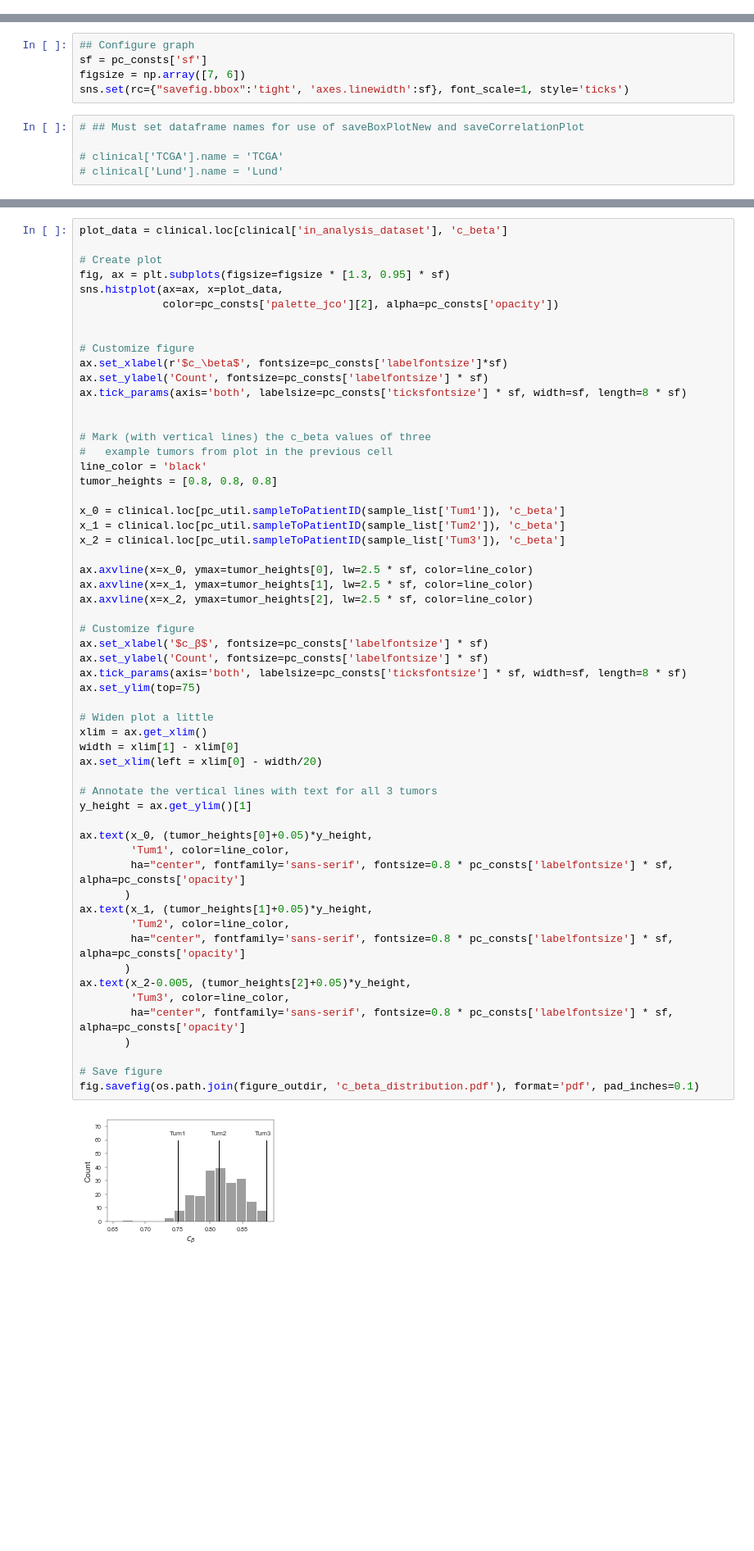
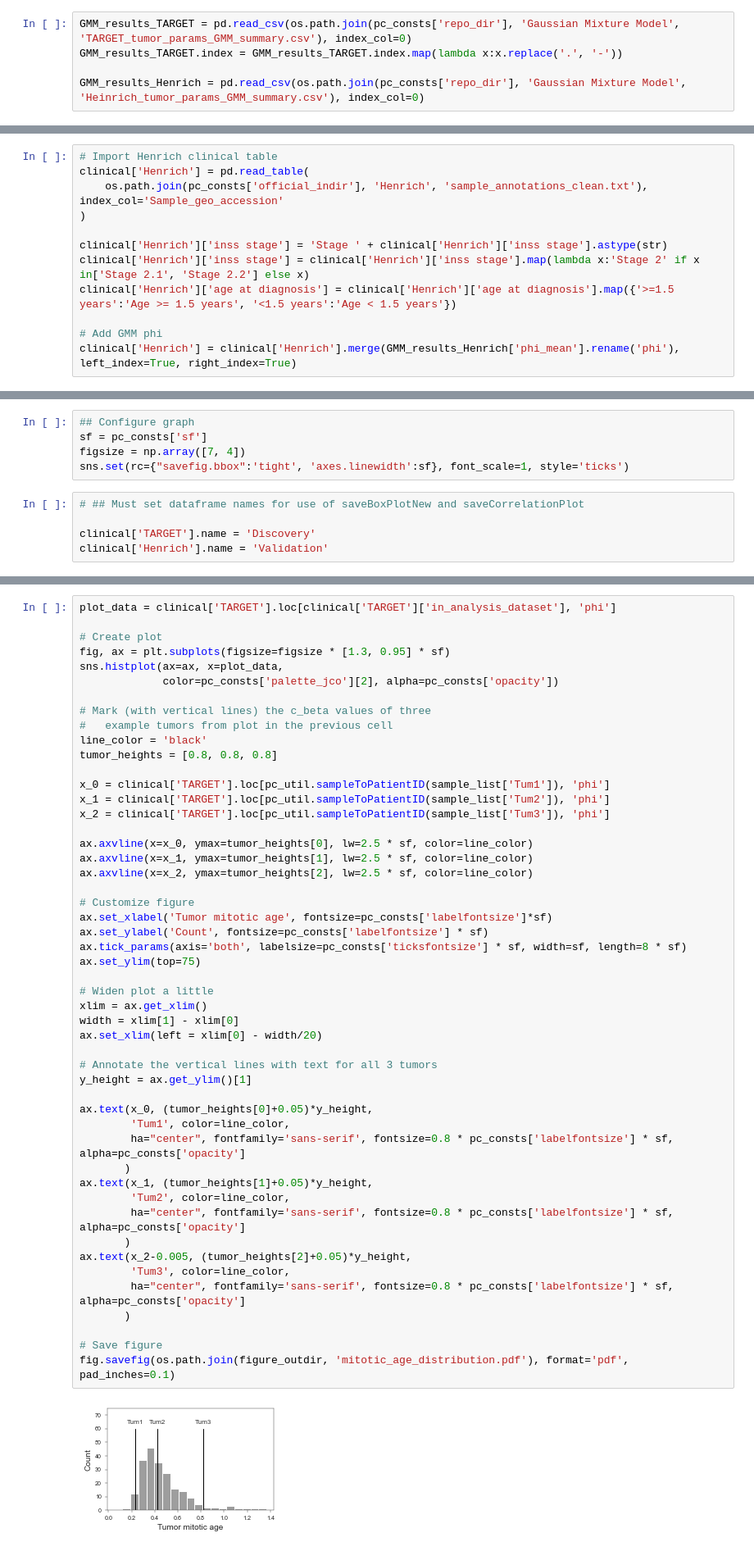
Before and after one commit to danmonyak/EpiClockNBL, a Jupyter notebook: Analysis/Analysis.ipynb, the cells around one changed output, grey strips where cells are left out. Shown at 82% size. Drawn from its saved outputs; the diff is of its cells as text; blank space fills up the shorter version.

```diff
--- a/Analysis/Analysis.ipynb
+++ b/Analysis/Analysis.ipynb
@@ -23,2 +30,7 @@ c_beta = pd.read_table(os.path.join(c_beta_dir, 'NBL.c_beta.txt'), index_col=0,
 LUMP_purity = pd.read_table(os.path.join(proj_dir, 'LUMP_purity.txt'), index_col=0, header=None).squeeze('columns')
+# %%
+GMM_results_TARGET = pd.read_csv(os.path.join(pc_consts['repo_dir'], 'Gaussian Mixture Model', 'TARGET_tumor_params_GMM_summary.csv'), index_col=0)
+GMM_results_TARGET.index = GMM_results_TARGET.index.map(lambda x:x.replace('.', '-'))
+
+GMM_results_Henrich = pd.read_csv(os.path.join(pc_consts['repo_dir'], 'Gaussian Mixture Model', 'Heinrich_tumor_params_GMM_summary.csv'), index_col=0)
 # %%
@@ -44 +63,13 @@ clinical.to_csv(os.path.join(proj_dir, 'clinical.annotated.tsv'), sep='\t')
+# %%
+# Import Henrich clinical table
+clinical['Henrich'] = pd.read_table(
+    os.path.join(pc_consts['official_indir'], 'Henrich', 'sample_annotations_clean.txt'), index_col='Sample_geo_accession'
+)
+
+clinical['Henrich']['inss stage'] = 'Stage ' + clinical['Henrich']['inss stage'].astype(str)
+clinical['Henrich']['inss stage'] = clinical['Henrich']['inss stage'].map(lambda x:'Stage 2' if x in['Stage 2.1', 'Stage 2.2'] else x)
+clinical['Henrich']['age at diagnosis'] = clinical['Henrich']['age at diagnosis'].map({'>=1.5 years':'Age >= 1.5 years', '<1.5 years':'Age < 1.5 years'})
+
+# Add GMM phi
+clinical['Henrich'] = clinical['Henrich'].merge(GMM_results_Henrich['phi_mean'].rename('phi'), left_index=True, right_index=True)
 # %%
@@ -69,12 +81,12 @@ sns.histplot(beta_values_Clock[clinical['c_beta'].sort_values().index[0] + '-01A
 # %%
 ## Configure graph
 sf = pc_consts['sf']
-figsize = np.array([7, 6])
+figsize = np.array([7, 4])
 sns.set(rc={"savefig.bbox":'tight', 'axes.linewidth':sf}, font_scale=1, style='ticks')
 # %%
 # ## Must set dataframe names for use of saveBoxPlotNew and saveCorrelationPlot
 
-# clinical['TCGA'].name = 'TCGA'
-# clinical['Lund'].name = 'Lund'
+clinical['TARGET'].name = 'Discovery'
+clinical['Henrich'].name = 'Validation'
 # %% [markdown]
 ### 3 example tumors
@@ -140,61 +175,54 @@ pc_util.plotTumorWise(beta_values=beta_values_Clock,
 # %%
-plot_data = clinical.loc[clinical['in_analysis_dataset'], 'c_beta']
+plot_data = clinical['TARGET'].loc[clinical['TARGET']['in_analysis_dataset'], 'phi']
 
 # Create plot
 fig, ax = plt.subplots(figsize=figsize * [1.3, 0.95] * sf)
 sns.histplot(ax=ax, x=plot_data,
              color=pc_consts['palette_jco'][2], alpha=pc_consts['opacity'])
 
-
-# Customize figure
-ax.set_xlabel(r'$c_\beta$', fontsize=pc_consts['labelfontsize']*sf)
-ax.set_ylabel('Count', fontsize=pc_consts['labelfontsize'] * sf)
-ax.tick_params(axis='both', labelsize=pc_consts['ticksfontsize'] * sf, width=sf, length=8 * sf)
-
-
 # Mark (with vertical lines) the c_beta values of three
 #   example tumors from plot in the previous cell
 line_color = 'black'
 tumor_heights = [0.8, 0.8, 0.8]
 
-x_0 = clinical.loc[pc_util.sampleToPatientID(sample_list['Tum1']), 'c_beta']
-x_1 = clinical.loc[pc_util.sampleToPatientID(sample_list['Tum2']), 'c_beta']
-x_2 = clinical.loc[pc_util.sampleToPatientID(sample_list['Tum3']), 'c_beta']
+x_0 = clinical['TARGET'].loc[pc_util.sampleToPatientID(sample_list['Tum1']), 'phi']
+x_1 = clinical['TARGET'].loc[pc_util.sampleToPatientID(sample_list['Tum2']), 'phi']
+x_2 = clinical['TARGET'].loc[pc_util.sampleToPatientID(sample_list['Tum3']), 'phi']
 
 ax.axvline(x=x_0, ymax=tumor_heights[0], lw=2.5 * sf, color=line_color)
 ax.axvline(x=x_1, ymax=tumor_heights[1], lw=2.5 * sf, color=line_color)
 ax.axvline(x=x_2, ymax=tumor_heights[2], lw=2.5 * sf, color=line_color)
 
 # Customize figure
-ax.set_xlabel('$c_β$', fontsize=pc_consts['labelfontsize'] * sf)
+ax.set_xlabel('Tumor mitotic age', fontsize=pc_consts['labelfontsize']*sf)
 ax.set_ylabel('Count', fontsize=pc_consts['labelfontsize'] * sf)
 ax.tick_params(axis='both', labelsize=pc_consts['ticksfontsize'] * sf, width=sf, length=8 * sf)
 ax.set_ylim(top=75)
 
 # Widen plot a little
 xlim = ax.get_xlim()
 width = xlim[1] - xlim[0]
 ax.set_xlim(left = xlim[0] - width/20)
 
 # Annotate the vertical lines with text for all 3 tumors
 y_height = ax.get_ylim()[1]
 
 ax.text(x_0, (tumor_heights[0]+0.05)*y_height,
         'Tum1', color=line_color,
         ha="center", fontfamily='sans-serif', fontsize=0.8 * pc_consts['labelfontsize'] * sf, alpha=pc_consts['opacity']
        )
 ax.text(x_1, (tumor_heights[1]+0.05)*y_height,
         'Tum2', color=line_color,
         ha="center", fontfamily='sans-serif', fontsize=0.8 * pc_consts['labelfontsize'] * sf, alpha=pc_consts['opacity']
        )
 ax.text(x_2-0.005, (tumor_heights[2]+0.05)*y_height,
         'Tum3', color=line_color,
         ha="center", fontfamily='sans-serif', fontsize=0.8 * pc_consts['labelfontsize'] * sf, alpha=pc_consts['opacity']
        )
 
 # Save figure
-fig.savefig(os.path.join(figure_outdir, 'c_beta_distribution.pdf'), format='pdf', pad_inches=0.1)
+fig.savefig(os.path.join(figure_outdir, 'mitotic_age_distribution.pdf'), format='pdf', pad_inches=0.1)
 # %% [output]
-[figure, old version]
+[figure, new version]
 # %% [markdown]
 # Covariate Analysis
```
Also changed, not shown: parts of 46 cells of this notebook, 2 other files.
